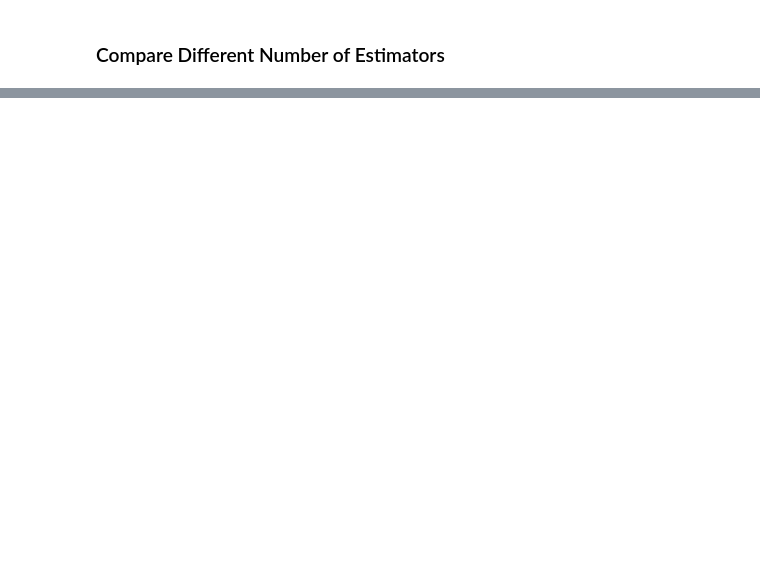
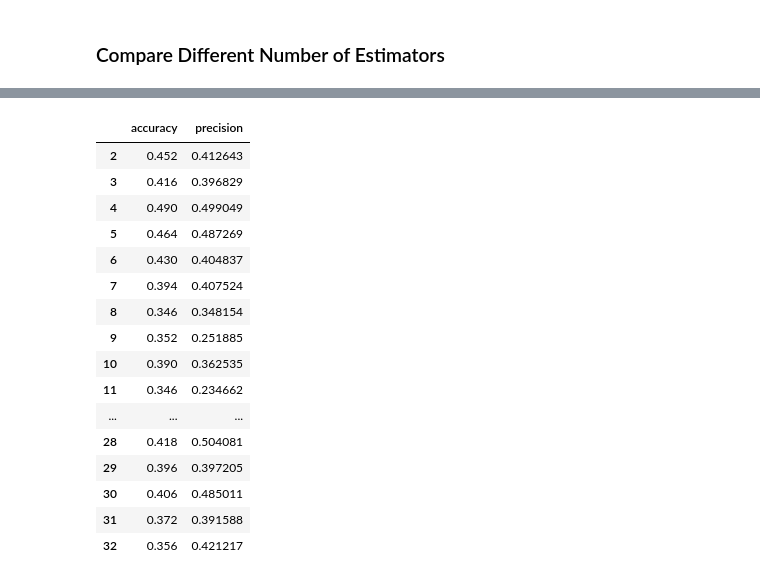
Before and after one commit to Jajc09/GBC-MCfML, a Jupyter notebook: final_project/game_ratings_kevin.ipynb, the cells around one changed output, grey strips where cells are left out. Cells and saved outputs as stored; diff of their text form; code cells hidden in the pictures; blank space fills up the shorter version.

```diff
--- a/final_project/game_ratings_kevin.ipynb
+++ b/final_project/game_ratings_kevin.ipynb
@@ -173,0 +244,20 @@ Accuracy : 0.925   Precision(weighted) : 0.925
+# %%
+results
+# %% [output]
+|  | accuracy | precision |
+| 2 | 0.452 | 0.412643 |
+| 3 | 0.416 | 0.396829 |
+| 4 | 0.490 | 0.499049 |
+| 5 | 0.464 | 0.487269 |
+| 6 | 0.430 | 0.404837 |
+| 7 | 0.394 | 0.407524 |
+| 8 | 0.346 | 0.348154 |
+| 9 | 0.352 | 0.251885 |
+| 10 | 0.390 | 0.362535 |
+| 11 | 0.346 | 0.234662 |
+| ... | ... | ... |
+| 28 | 0.418 | 0.504081 |
+| 29 | 0.396 | 0.397205 |
+| 30 | 0.406 | 0.485011 |
+| 31 | 0.372 | 0.391588 |
+| 32 | 0.356 | 0.421217 |
```
Also changed, not shown: parts of 27 cells of this notebook, 1 other file.
